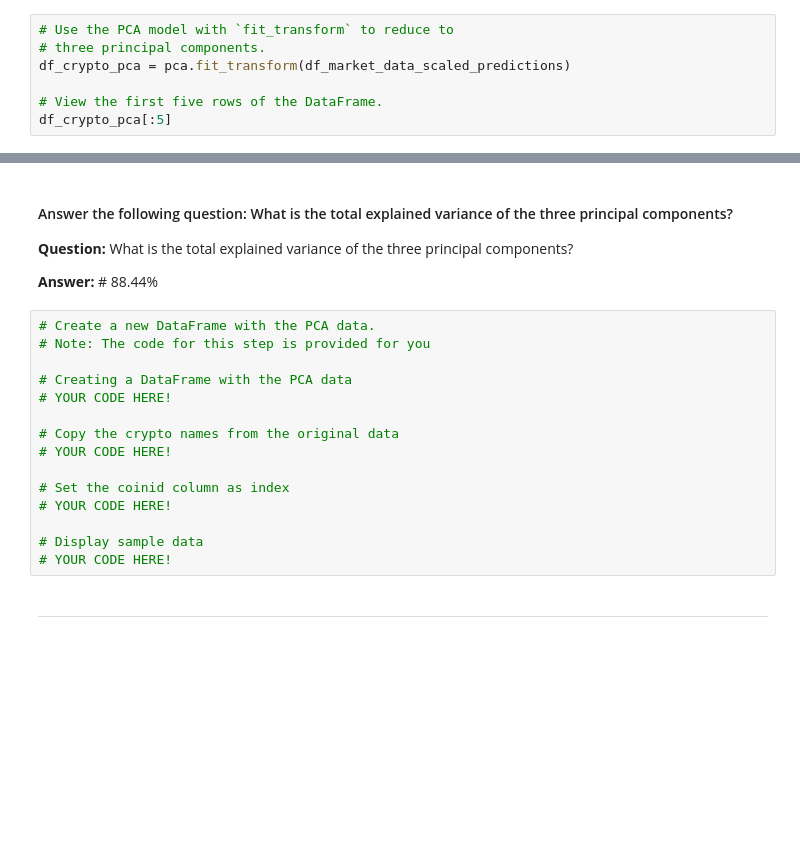
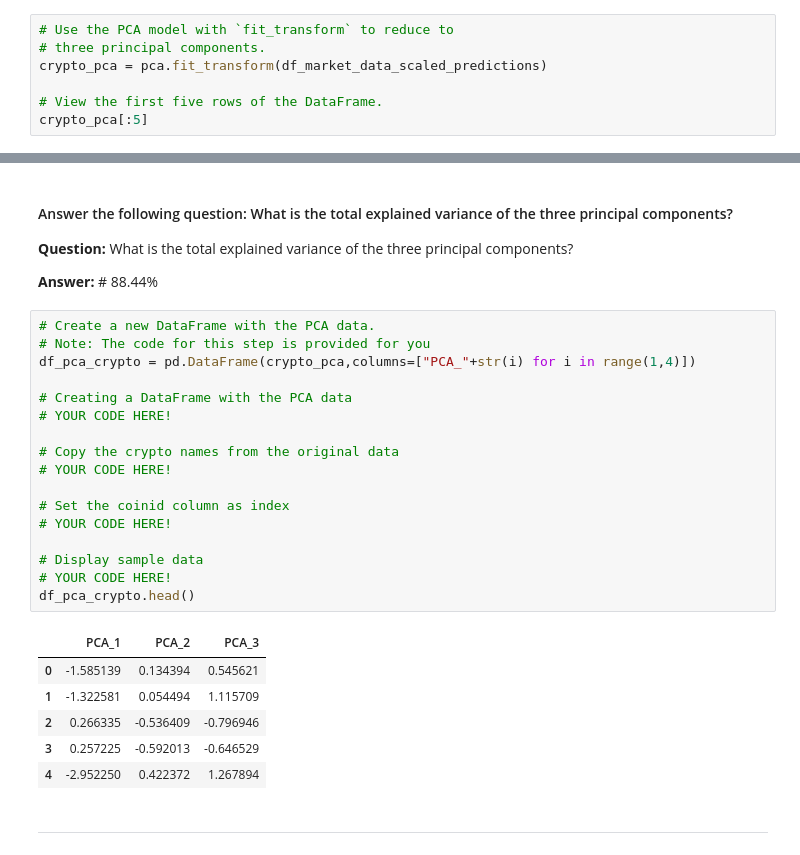
Before and after one commit to lumiroga/fintech-Challenge10, a Jupyter notebook: crypto_investments.ipynb, the cells around one changed output, grey strips where cells are left out. Drawn from its saved outputs; the diff is of its cells as text; blank space fills up the shorter version.

```diff
--- a/crypto_investments.ipynb
+++ b/crypto_investments.ipynb
@@ -254,10 +254,10 @@ pca = PCA(n_components=3)
 # %%
 # Use the PCA model with `fit_transform` to reduce to
 # three principal components.
-df_crypto_pca = pca.fit_transform(df_market_data_scaled_predictions)
+crypto_pca = pca.fit_transform(df_market_data_scaled_predictions)
 
 # View the first five rows of the DataFrame.
-df_crypto_pca[:5]
+crypto_pca[:5]
 # %% [output]
 array([[-1.58513942,  0.13439444,  0.545621  ],
        [-1.32258066,  0.05449393,  1.11570854],
@@ -282,18 +282,27 @@ Explained Percentage for the acummulated variances: 88.44285111826467%
 # %%
 # Create a new DataFrame with the PCA data.
 # Note: The code for this step is provided for you
+df_pca_crypto = pd.DataFrame(crypto_pca,columns=["PCA_"+str(i) for i in range(1,4)])
 
 # Creating a DataFrame with the PCA data
 # YOUR CODE HERE!
 
 # Copy the crypto names from the original data
 # YOUR CODE HERE!
 
 # Set the coinid column as index
 # YOUR CODE HERE!
 
 # Display sample data
 # YOUR CODE HERE!
+df_pca_crypto.head()
+# %% [output]
+|  | PCA_1 | PCA_2 | PCA_3 |
+| 0 | -1.585139 | 0.134394 | 0.545621 |
+| 1 | -1.322581 | 0.054494 | 1.115709 |
+| 2 | 0.266335 | -0.536409 | -0.796946 |
+| 3 | 0.257225 | -0.592013 | -0.646529 |
+| 4 | -2.952250 | 0.422372 | 1.267894 |
 # %% [markdown]
 ---
 # %% [markdown]
```
Also changed, not shown: parts of 6 cells of this notebook.
